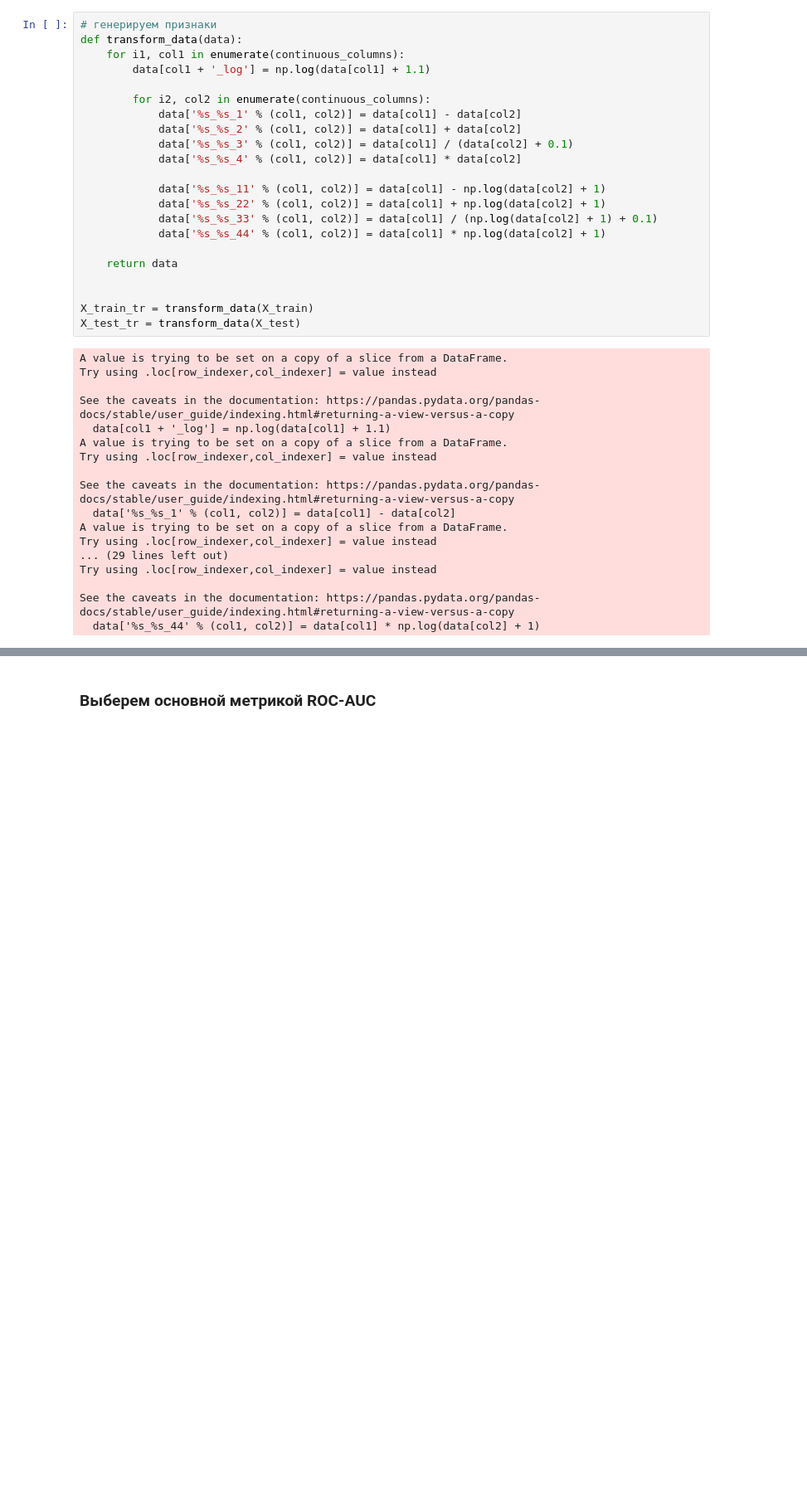
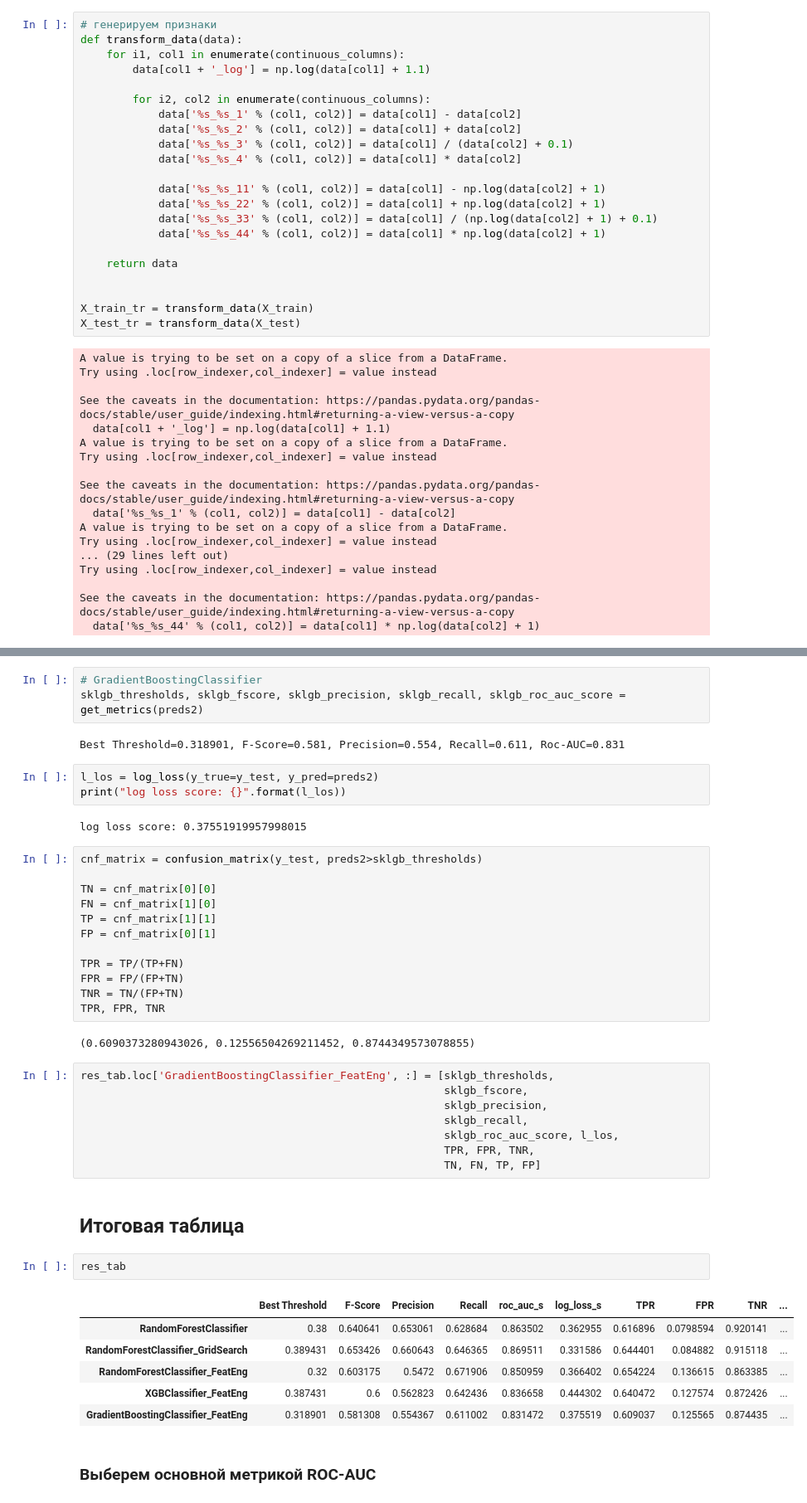
Before and after one commit to VitalyGladyshev/BML, a Jupyter notebook: BML2_HW5.ipynb, the cells around one changed output, grey strips where cells are left out. Shown at 83% size. Saved outputs shown, nothing was run; the diff lists cells and outputs as text; blank space fills up the shorter version.

```diff
--- a/BML2_HW5.ipynb
+++ b/BML2_HW5.ipynb
@@ -350,2 +576,45 @@ See the caveats in the documentation: https://pandas.pydata.org/pandas-docs/stab
+# %%
+# GradientBoostingClassifier
+sklgb_thresholds, sklgb_fscore, sklgb_precision, sklgb_recall, sklgb_roc_auc_score = get_metrics(preds2)
+# %% [output]
+Best Threshold=0.318901, F-Score=0.581, Precision=0.554, Recall=0.611, Roc-AUC=0.831
+# %%
+l_los = log_loss(y_true=y_test, y_pred=preds2)
+print("log loss score: {}".format(l_los))
+# %% [output]
+log loss score: 0.37551919957998015
+# %%
+cnf_matrix = confusion_matrix(y_test, preds2>sklgb_thresholds)
+
+TN = cnf_matrix[0][0]
+FN = cnf_matrix[1][0]
+TP = cnf_matrix[1][1]
+FP = cnf_matrix[0][1]
+
+TPR = TP/(TP+FN)
+FPR = FP/(FP+TN)
+TNR = TN/(FP+TN)
+TPR, FPR, TNR
+# %% [output]
+(0.6090373280943026, 0.12556504269211452, 0.8744349573078855)
+# %%
+res_tab.loc['GradientBoostingClassifier_FeatEng', :] = [sklgb_thresholds,
+                                                        sklgb_fscore,
+                                                        sklgb_precision,
+                                                        sklgb_recall,
+                                                        sklgb_roc_auc_score, l_los,
+                                                        TPR, FPR, TNR,
+                                                        TN, FN, TP, FP]
+# %% [markdown]
+## Итоговая таблица
+# %%
+res_tab
+# %% [output]
+|  | Best Threshold | F-Score | Precision | Recall | roc_auc_s | log_loss_s | TPR | FPR | TNR | ... |
+| RandomForestClassifier | 0.38 | 0.640641 | 0.653061 | 0.628684 | 0.863502 | 0.362955 | 0.616896 | 0.0798594 | 0.920141 | ... |
+| RandomForestClassifier_GridSearch | 0.389431 | 0.653426 | 0.660643 | 0.646365 | 0.869511 | 0.331586 | 0.644401 | 0.084882 | 0.915118 | ... |
+| RandomForestClassifier_FeatEng | 0.32 | 0.603175 | 0.5472 | 0.671906 | 0.850959 | 0.366402 | 0.654224 | 0.136615 | 0.863385 | ... |
+| XGBClassifier_FeatEng | 0.387431 | 0.6 | 0.562823 | 0.642436 | 0.836658 | 0.444302 | 0.640472 | 0.127574 | 0.872426 | ... |
+| GradientBoostingClassifier_FeatEng | 0.318901 | 0.581308 | 0.554367 | 0.611002 | 0.831472 | 0.375519 | 0.609037 | 0.125565 | 0.874435 | ... |
 # %% [markdown]
 ### Выберем основной метрикой ROC-AUC
```
Also changed, not shown: parts of 27 cells of this notebook.
